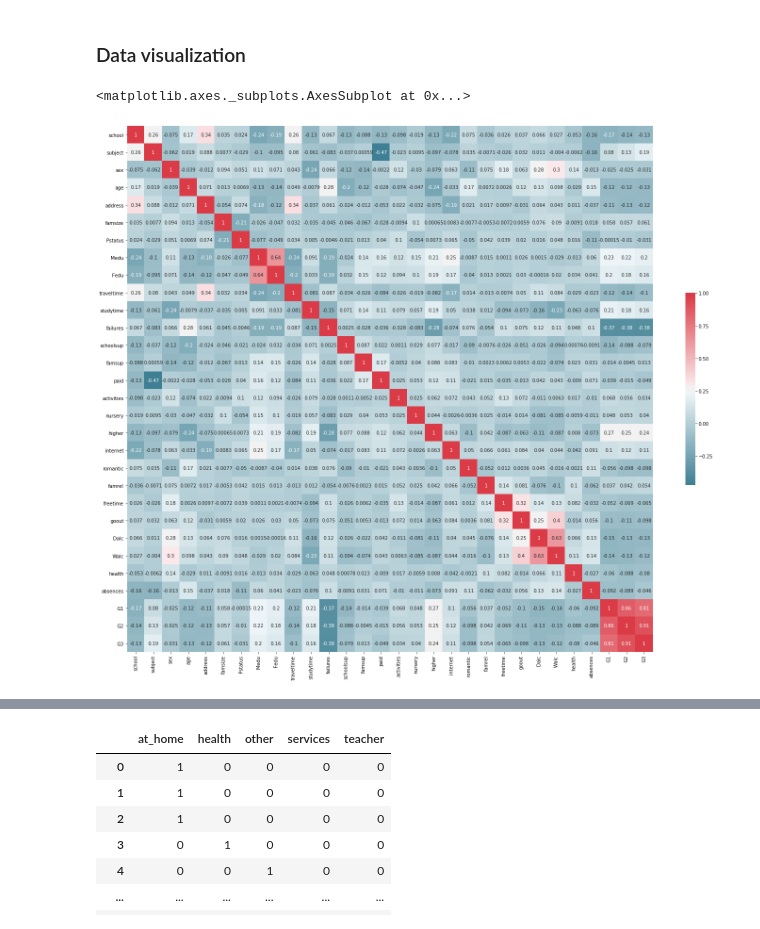
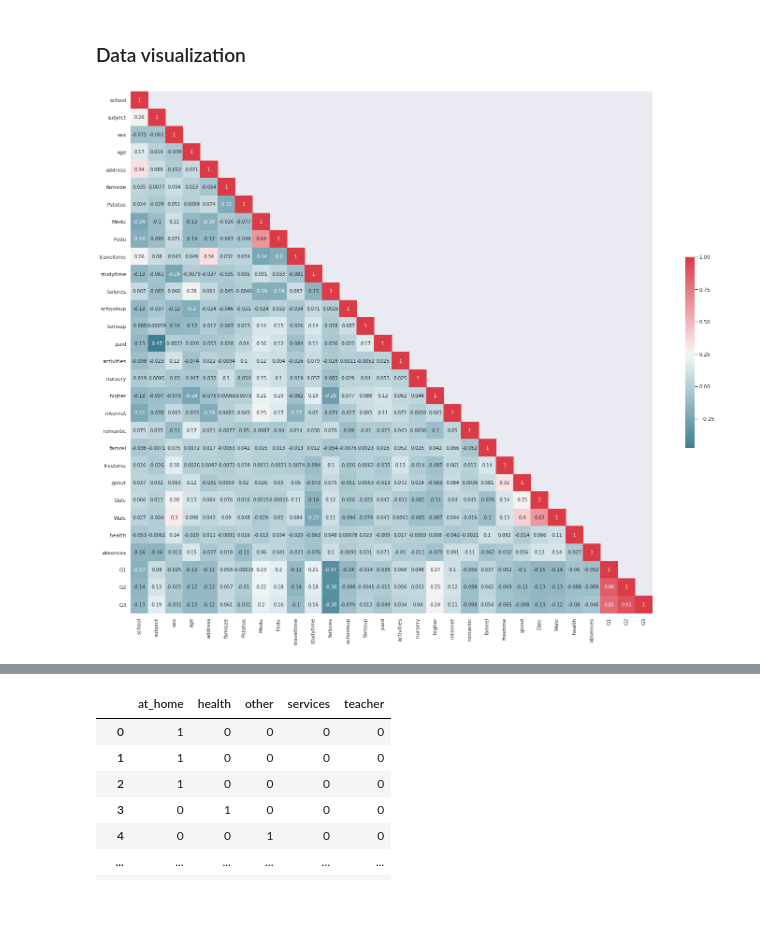
Before and after one commit to mtl-lan/1160_TeamProject, a Jupyter notebook: TeamProject_student_performance.ipynb, the cells around one changed output, grey strips where cells are left out. Saved outputs shown, nothing was run; the diff lists cells and outputs as text; code cells hidden in the pictures.

```diff
--- a/TeamProject_student_performance.ipynb
+++ b/TeamProject_student_performance.ipynb
@@ -145,18 +145,23 @@ memory usage: 285.5+ KB
 # %%
 # Plotting the heatmap (missing Mjob, Fjob, reason, guardian)
 fig, ax = plt.subplots(figsize=(25, 25))
 
 cmap = sns.diverging_palette( 220 , 10 , as_cmap = True )  # color map
-sns.heatmap(data      = students.corr(),
+
+# Numpy’s tril() function to extract Lower Triangle Matrix
+df_lt = students.corr().where(np.tril(np.ones(students.corr().shape)).astype(np.bool))
+
+# plotting the heatmap
+sns.heatmap(data      = df_lt,
             cmap      = cmap,
             square    = True,
             cbar_kws  = {'shrink': .3},
             annot     = True,
             annot_kws = {'fontsize': 10},
             ax        = ax
            )
+plt.show()
 # %% [output]
-<matplotlib.axes._subplots.AxesSubplot at 0x...>
-[figure, old version]
+[figure, new version]
 # %% [markdown]
 ### Interesting findings of Heatmap:
```
Also changed, not shown: parts of 17 cells of this notebook.
